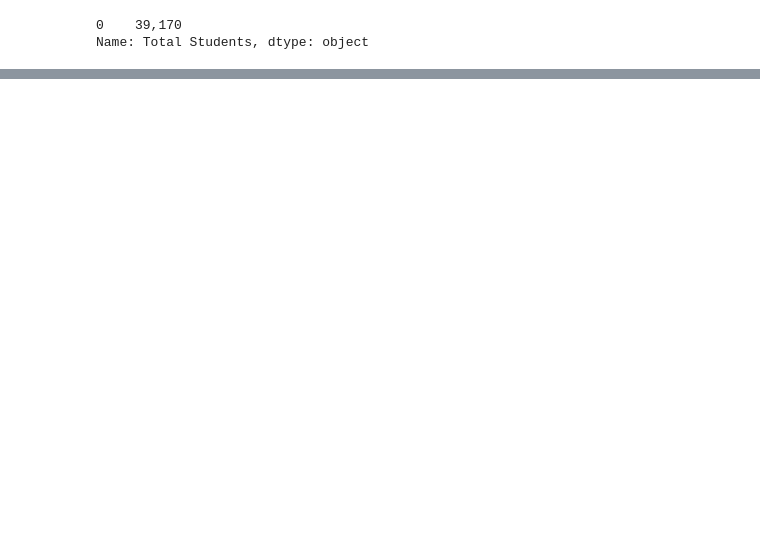
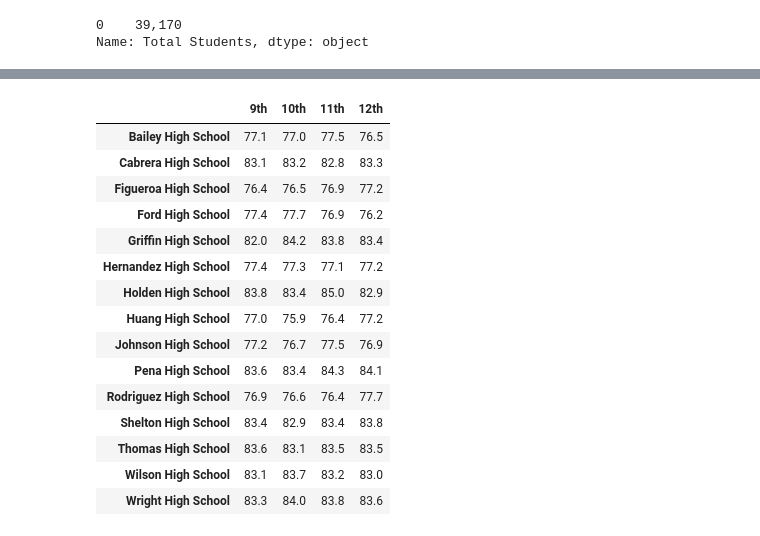
Before and after one commit to HHGOOD02/School_District_Analysis, a Jupyter notebook: PyCitySchools.ipynb, the cells around one changed output, grey strips where cells are left out. Saved outputs shown, nothing was run; the diff lists cells and outputs as text; code cells hidden in the pictures; blank space fills up the shorter version.

Commit message:
by-grade

```diff
--- a/PyCitySchools.ipynb
+++ b/PyCitySchools.ipynb
@@ -415,0 +434,12 @@ bottom_schools.head()
+# %%
+ninth_math = ninth_graders.groupby(["school_name"]).mean()["math_score"]
+tenth_math = tenth_graders.groupby(["school_name"]).mean()["math_score"]
+eleventh_math = eleventh_graders.groupby(["school_name"]).mean()["math_score"]
+twelfth_math = twelfth_graders.groupby(["school_name"]).mean()["math_score"]
+
+ninth_read = ninth_graders.groupby(["school_name"]).mean()["reading_score"]
+tenth_read = tenth_graders.groupby(["school_name"]).mean()["reading_score"]
+eleventh_read = eleventh_graders.groupby(["school_name"]).mean()["reading_score"]
+twelfth_read = twelfth_graders.groupby(["school_name"]).mean()["reading_score"]
+
+twelfth_read
@@ -415,0 +464,16 @@ bottom_schools.head()
+# %%
+math_score_by_grade = pd.DataFrame(
+{"9th":ninth_math,
+"10th":tenth_math,
+"11th":eleventh_math,
+"12th":twelfth_math}
+)
+
+reading_score_by_grade = pd.DataFrame({
+    "9th":ninth_read,
+    "10th":tenth_read,
+    "11th":eleventh_read,
+    "12th":twelfth_read
+})
+
+math_score_by_grade.head()
@@ -415,0 +488,26 @@ bottom_schools.head()
+# %%
+math_score_by_grade["9th"] = math_score_by_grade["9th"].map("{:.1f}".format)
+math_score_by_grade["10th"] = math_score_by_grade["10th"].map("{:.1f}".format)
+math_score_by_grade["11th"] = math_score_by_grade["11th"].map("{:.1f}".format)
+math_score_by_grade["12th"] = math_score_by_grade["12th"].map("{:.1f}".format)
+
+math_score_by_grade.index.name = None
+
+math_score_by_grade
+# %% [output]
+|  | 9th | 10th | 11th | 12th |
+| Bailey High School | 77.1 | 77.0 | 77.5 | 76.5 |
+| Cabrera High School | 83.1 | 83.2 | 82.8 | 83.3 |
+| Figueroa High School | 76.4 | 76.5 | 76.9 | 77.2 |
+| Ford High School | 77.4 | 77.7 | 76.9 | 76.2 |
+| Griffin High School | 82.0 | 84.2 | 83.8 | 83.4 |
+| Hernandez High School | 77.4 | 77.3 | 77.1 | 77.2 |
+| Holden High School | 83.8 | 83.4 | 85.0 | 82.9 |
+| Huang High School | 77.0 | 75.9 | 76.4 | 77.2 |
+| Johnson High School | 77.2 | 76.7 | 77.5 | 76.9 |
+| Pena High School | 83.6 | 83.4 | 84.3 | 84.1 |
+| Rodriguez High School | 76.9 | 76.6 | 76.4 | 77.7 |
+| Shelton High School | 83.4 | 82.9 | 83.4 | 83.8 |
+| Thomas High School | 83.6 | 83.1 | 83.5 | 83.5 |
+| Wilson High School | 83.1 | 83.7 | 83.2 | 83.0 |
+| Wright High School | 83.3 | 84.0 | 83.8 | 83.6 |
```
Also changed, not shown: parts of 47 cells of this notebook.
